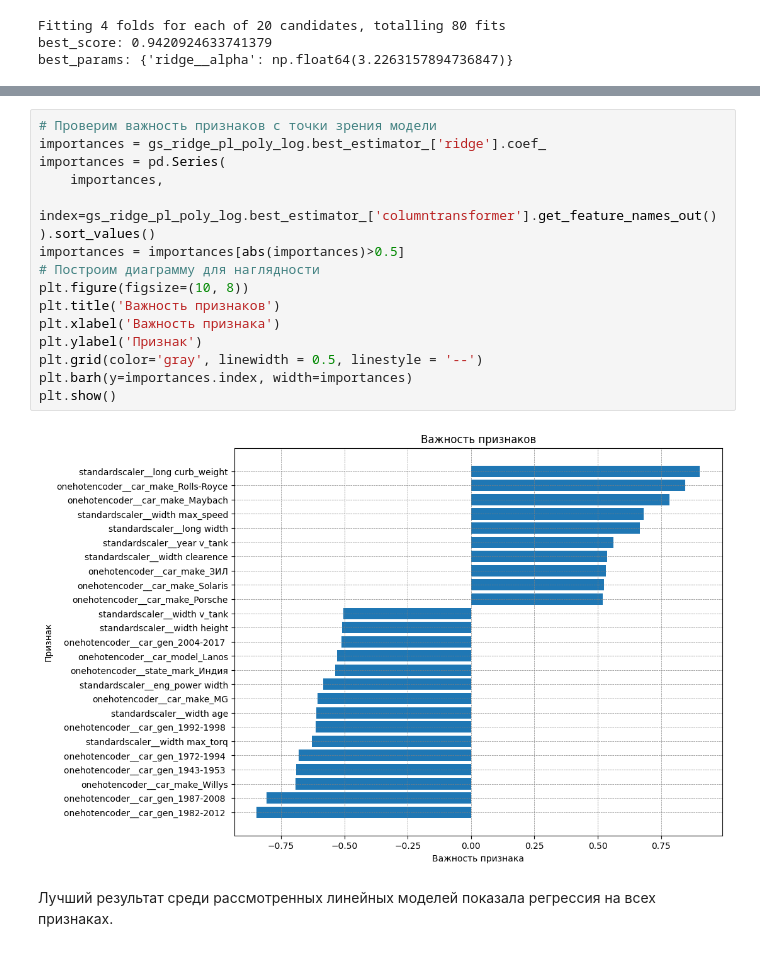
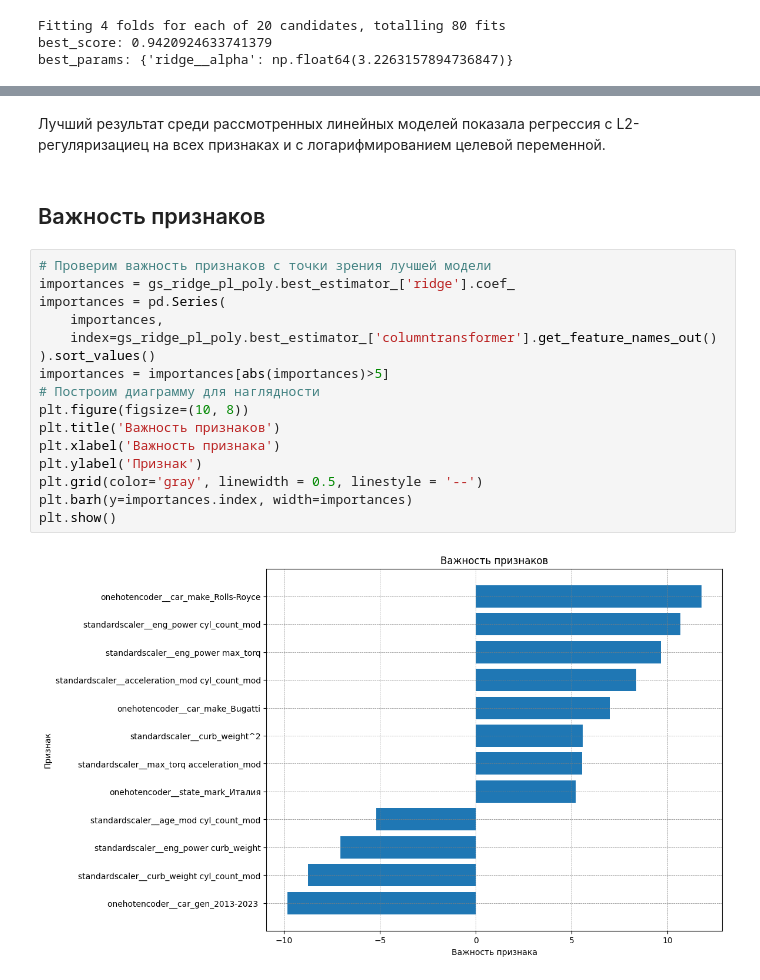
Before and after one commit to polcaz/AI-YP-24-Team-17-Valuation-of-used-cars, a Jupyter notebook: notebooks/linear_models.ipynb, the cells around one changed output, grey strips where cells are left out. Drawn from its saved outputs; the diff is of its cells as text.

```diff
--- a/notebooks/linear_models.ipynb
+++ b/notebooks/linear_models.ipynb
@@ -1483,20 +1256,22 @@ MAE                                       0.1875
-# %%
-# Проверим важность признаков с точки зрения модели
-importances = gs_ridge_pl_poly_log.best_estimator_['ridge'].coef_
-importances = pd.Series(
-    importances,
-    index=gs_ridge_pl_poly_log.best_estimator_['columntransformer'].get_feature_names_out()
-).sort_values()
-importances = importances[abs(importances)>0.5]
-# Построим диаграмму для наглядности
-plt.figure(figsize=(10, 8))
-plt.title('Важность признаков')
-plt.xlabel('Важность признака')
-plt.ylabel('Признак')
-plt.grid(color='gray', linewidth = 0.5, linestyle = '--')
-plt.barh(y=importances.index, width=importances)
-plt.show()
-# %% [output]
-[figure, removed]
 # %% [markdown]
-Лучший результат среди рассмотренных линейных моделей показала регрессия на всех признаках.
+Лучший результат среди рассмотренных линейных моделей показала регрессия с L2-регуляризациец на всех признаках и с логарифмированием целевой переменной.
+# %% [markdown]
+## Важность признаков
+# %%
+# Проверим важность признаков с точки зрения лучшей модели
+importances = gs_ridge_pl_poly.best_estimator_['ridge'].coef_
+importances = pd.Series(
+    importances,
+    index=gs_ridge_pl_poly.best_estimator_['columntransformer'].get_feature_names_out()
+).sort_values()
+importances = importances[abs(importances)>5]
+# Построим диаграмму для наглядности
+plt.figure(figsize=(10, 8))
+plt.title('Важность признаков')
+plt.xlabel('Важность признака')
+plt.ylabel('Признак')
+plt.grid(color='gray', linewidth = 0.5, linestyle = '--')
+plt.barh(y=importances.index, width=importances)
+plt.show()
+# %% [output]
+[figure, added]
```
Also changed, not shown: parts of 32 cells of this notebook, 7 other files.
